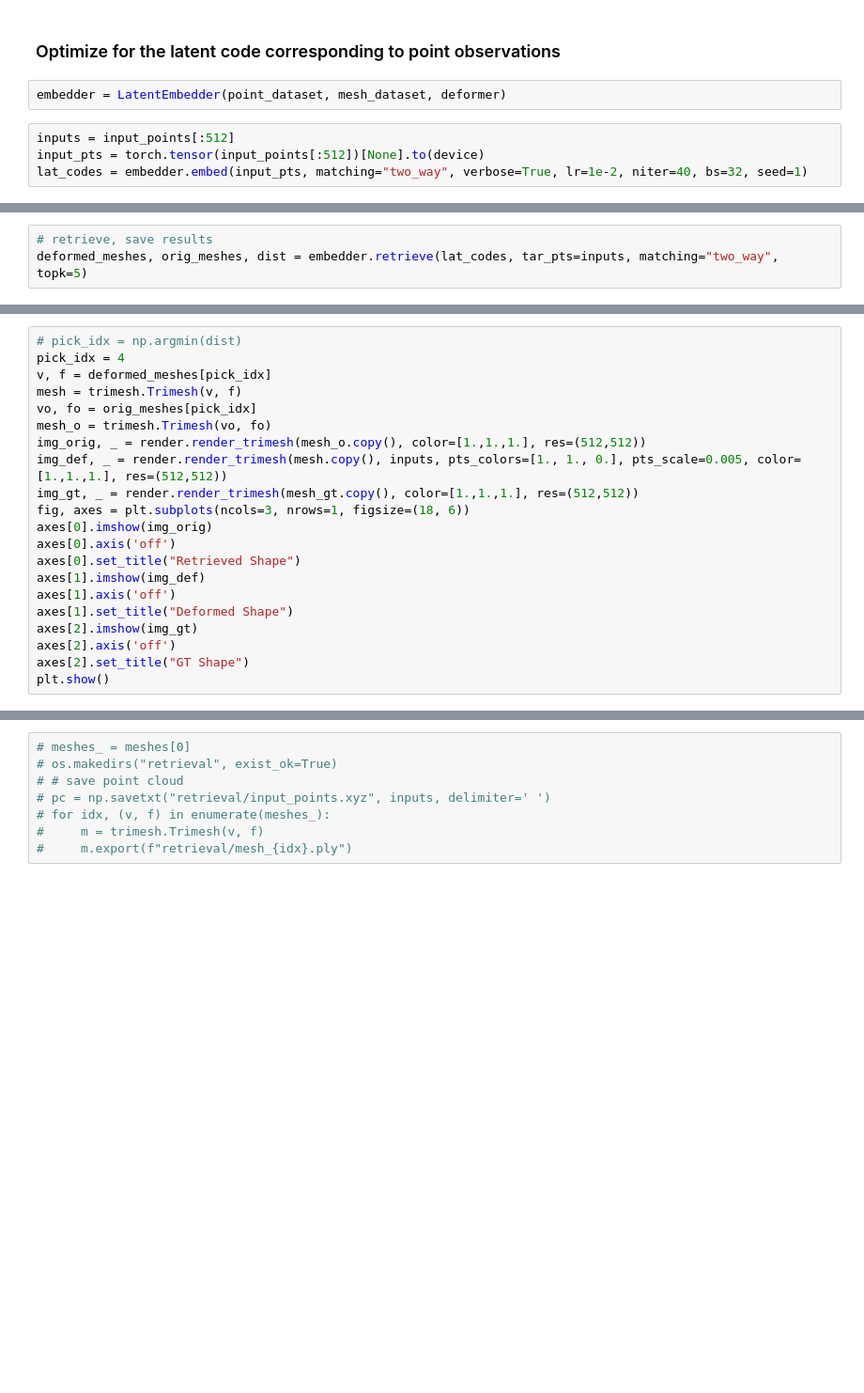
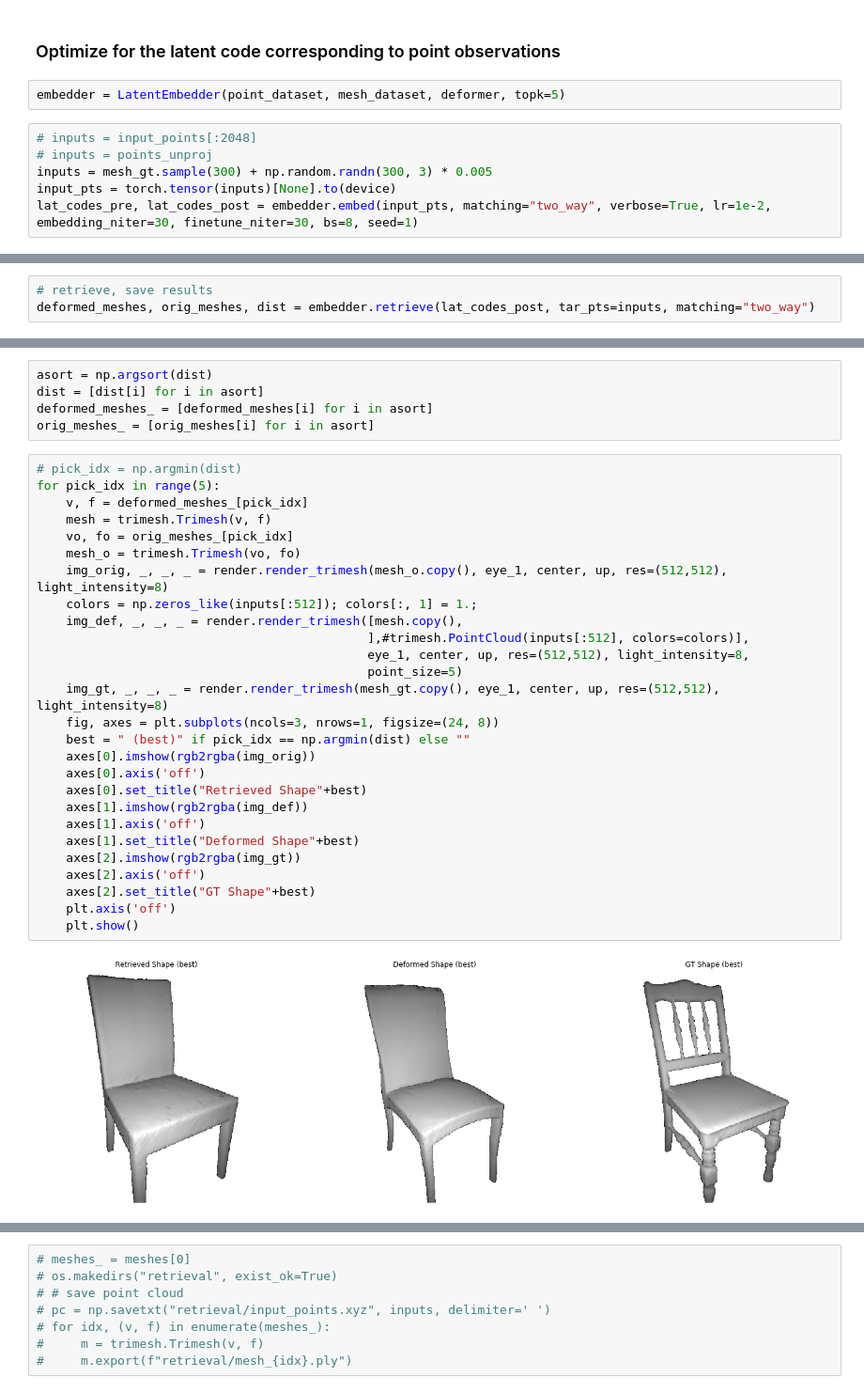
Before and after one commit to maxjiang93/ShapeFlow, a Jupyter notebook: shapenet_reconstruct.ipynb, the cells around one changed output, grey strips where cells are left out. Shown at 94% size. Drawn from its saved outputs; the diff is of its cells as text; blank space fills up the shorter version.

```diff
--- a/shapenet_reconstruct.ipynb
+++ b/shapenet_reconstruct.ipynb
@@ -116,8 +120,10 @@ plt.show()
 # %% [markdown]
 ### Optimize for the latent code corresponding to point observations
 # %%
-embedder = LatentEmbedder(point_dataset, mesh_dataset, deformer)
+embedder = LatentEmbedder(point_dataset, mesh_dataset, deformer, topk=5)
 # %%
-inputs = input_points[:512]
-input_pts = torch.tensor(input_points[:512])[None].to(device)
-lat_codes = embedder.embed(input_pts, matching="two_way", verbose=True, lr=1e-2, niter=40, bs=32, seed=1)
+# inputs = input_points[:2048]
+# inputs = points_unproj
+inputs = mesh_gt.sample(300) + np.random.randn(300, 3) * 0.005
+input_pts = torch.tensor(inputs)[None].to(device)
+lat_codes_pre, lat_codes_post = embedder.embed(input_pts, matching="two_way", verbose=True, lr=1e-2, embedding_niter=30, finetune_niter=30, bs=8, seed=1)
@@ -126,4 +150,4 @@ lat_codes = embedder.embed(input_pts, matching="two_way", verbose=True, lr=1e-2,
 # lat_codes = np.load("lat_codes_tune.npy")
 # %%
 # retrieve, save results
-deformed_meshes, orig_meshes, dist = embedder.retrieve(lat_codes, tar_pts=inputs, matching="two_way", topk=5)
+deformed_meshes, orig_meshes, dist = embedder.retrieve(lat_codes_post, tar_pts=inputs, matching="two_way")
@@ -130,21 +158,34 @@ deformed_meshes, orig_meshes, dist = embedder.retrieve(lat_codes, tar_pts=inputs
+# %%
+asort = np.argsort(dist)
+dist = [dist[i] for i in asort]
+deformed_meshes_ = [deformed_meshes[i] for i in asort]
+orig_meshes_ = [orig_meshes[i] for i in asort]
 # %%
 # pick_idx = np.argmin(dist)
-pick_idx = 4
-v, f = deformed_meshes[pick_idx]
-mesh = trimesh.Trimesh(v, f)
-vo, fo = orig_meshes[pick_idx]
-mesh_o = trimesh.Trimesh(vo, fo)
-img_orig, _ = render.render_trimesh(mesh_o.copy(), color=[1.,1.,1.], res=(512,512))
-img_def, _ = render.render_trimesh(mesh.copy(), inputs, pts_colors=[1., 1., 0.], pts_scale=0.005, color=[1.,1.,1.], res=(512,512))
-img_gt, _ = render.render_trimesh(mesh_gt.copy(), color=[1.,1.,1.], res=(512,512))
-fig, axes = plt.subplots(ncols=3, nrows=1, figsize=(18, 6))
-axes[0].imshow(img_orig)
-axes[0].axis('off')
-axes[0].set_title("Retrieved Shape")
-axes[1].imshow(img_def)
-axes[1].axis('off')
-axes[1].set_title("Deformed Shape")
-axes[2].imshow(img_gt)
-axes[2].axis('off')
-axes[2].set_title("GT Shape")
-plt.show()
+for pick_idx in range(5):
+    v, f = deformed_meshes_[pick_idx]
+    mesh = trimesh.Trimesh(v, f)
+    vo, fo = orig_meshes_[pick_idx]
+    mesh_o = trimesh.Trimesh(vo, fo)
+    img_orig, _, _, _ = render.render_trimesh(mesh_o.copy(), eye_1, center, up, res=(512,512), light_intensity=8)
+    colors = np.zeros_like(inputs[:512]); colors[:, 1] = 1.;
+    img_def, _, _, _ = render.render_trimesh([mesh.copy(),
+                                             ],#trimesh.PointCloud(inputs[:512], colors=colors)],
+                                             eye_1, center, up, res=(512,512), light_intensity=8,
+                                             point_size=5)
+    img_gt, _, _, _ = render.render_trimesh(mesh_gt.copy(), eye_1, center, up, res=(512,512), light_intensity=8)
+    fig, axes = plt.subplots(ncols=3, nrows=1, figsize=(24, 8))
+    best = " (best)" if pick_idx == np.argmin(dist) else ""
+    axes[0].imshow(rgb2rgba(img_orig))
+    axes[0].axis('off')
+    axes[0].set_title("Retrieved Shape"+best)
+    axes[1].imshow(rgb2rgba(img_def))
+    axes[1].axis('off')
+    axes[1].set_title("Deformed Shape"+best)
+    axes[2].imshow(rgb2rgba(img_gt))
+    axes[2].axis('off')
+    axes[2].set_title("GT Shape"+best)
+    plt.axis('off')
+    plt.show()
+# %% [output]
+[figure, added]
```
Also changed, not shown: parts of 12 cells of this notebook, 4 other files.
